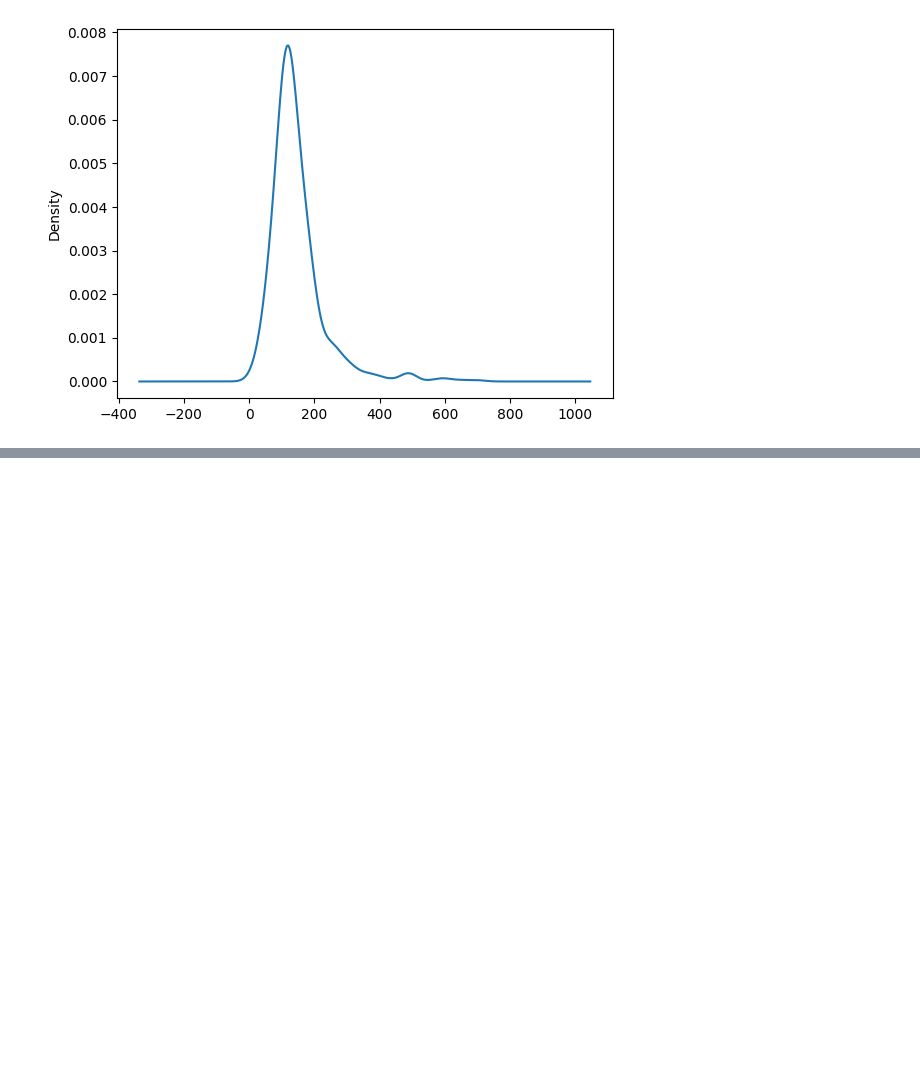
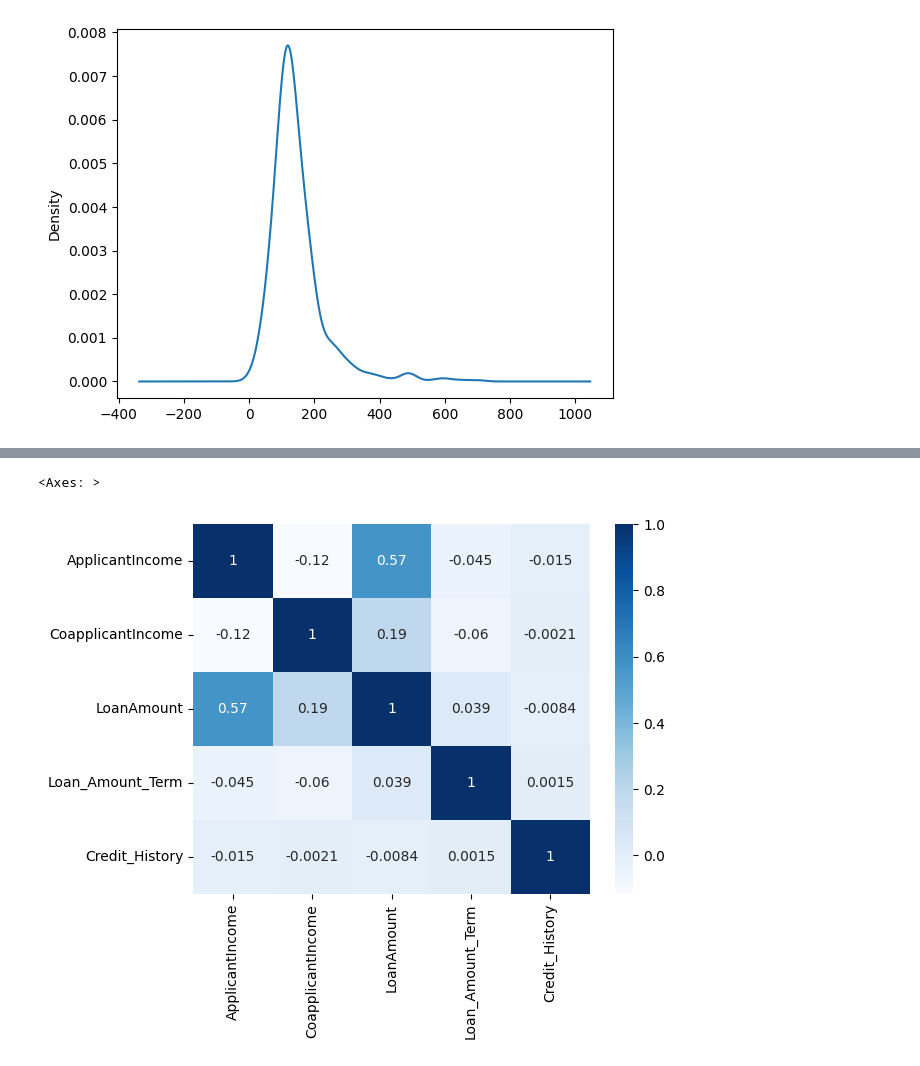
Before and after one commit to siddh-webd-ml/Machine-Learning, a Jupyter notebook: PandaBasics1.ipynb, the cells around one changed output, grey strips where cells are left out. Saved outputs shown, nothing was run; the diff lists cells and outputs as text; code cells hidden in the pictures; blank space fills up the shorter version.

Commit message:
data analysis in panda and a litlle bit graph of seaborn

```diff
--- a/PandaBasics1.ipynb
+++ b/PandaBasics1.ipynb
@@ -194,0 +227,2 @@ df["LoanAmount"].plot(kind="kde")        #kernel_density_estimate
+# %%
+numeric_df = df.select_dtypes(include=['number'])
@@ -194,0 +240,5 @@ df["LoanAmount"].plot(kind="kde")        #kernel_density_estimate
+# %%
+sns.heatmap(numeric_df.corr(),cmap="Blues",annot=True)
+# %% [output]
+<Axes: >
+[figure, added]
```
Also changed, not shown: parts of 17 cells of this notebook.
